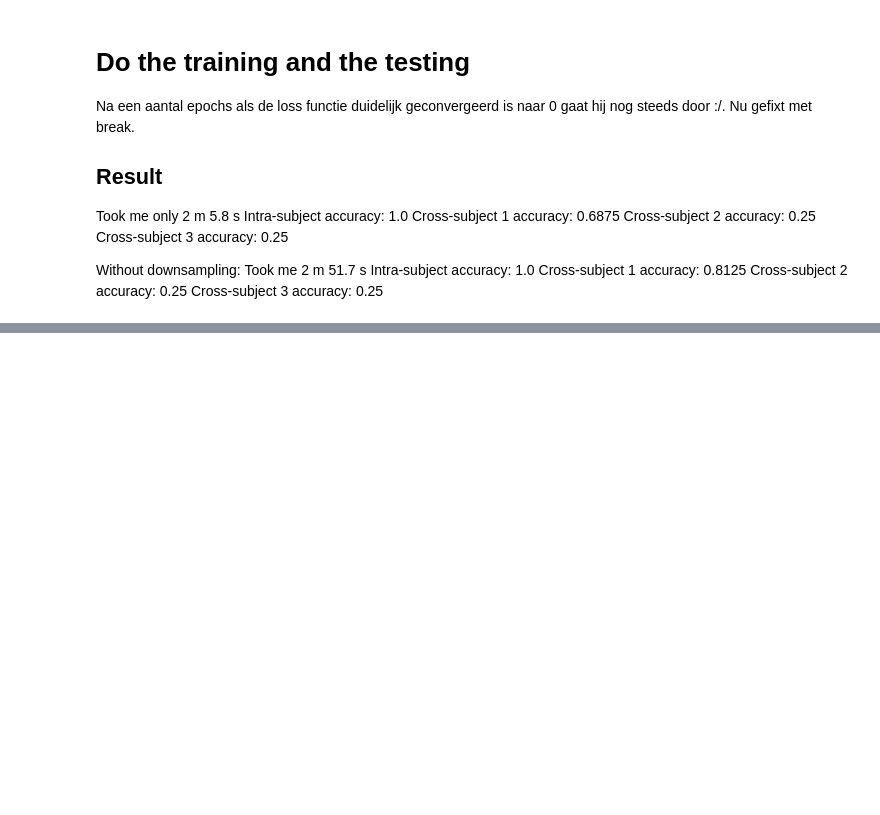
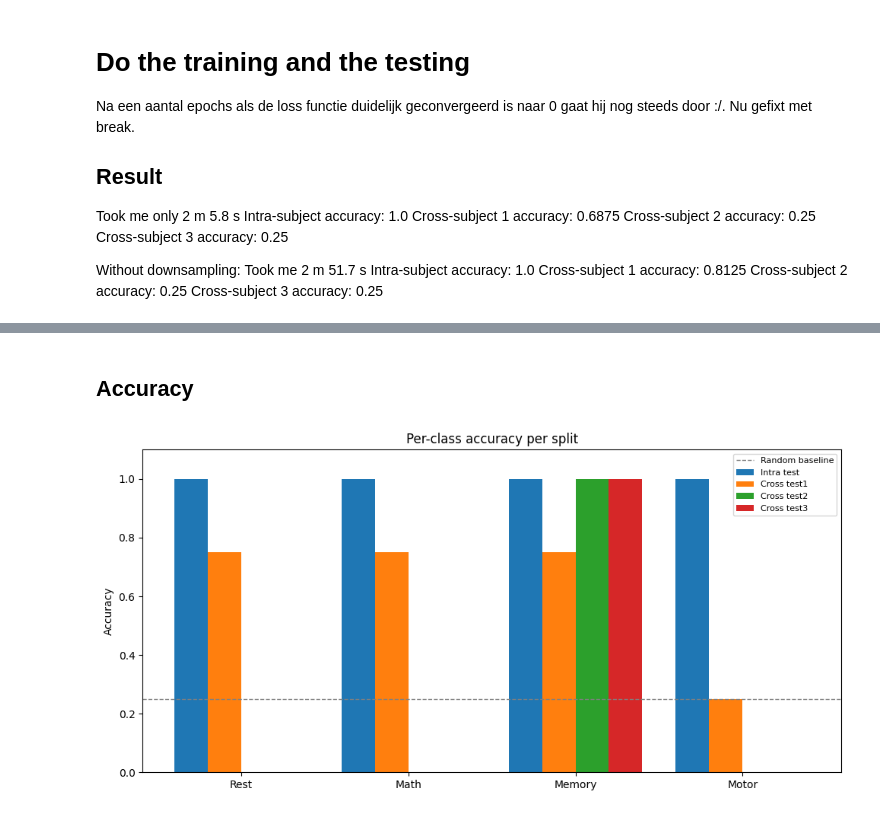
Before and after one commit to letimrgb/DeepLearning, a Jupyter notebook: Project2/project2.ipynb, the cells around one changed output, grey strips where cells are left out. Cells and saved outputs as stored; diff of their text form; code cells hidden in the pictures; blank space fills up the shorter version.

```diff
--- a/Project2/project2.ipynb
+++ b/Project2/project2.ipynb
@@ -278,0 +455,49 @@ Cross-subject 3 accuracy: 0.25
+# %% [markdown]
+## Accuracy
+# %%
+def plot_per_class_accuracy(models_and_data, split_names):
+    """Shows per-class accuracy as a grouped bar chart across all splits."""
+    results = {}  # split_name -> [acc_per_class]
+
+    for (model, x, y), name in zip(models_and_data, split_names):
+        y_true, y_pred = get_predictions(model, x, y)
+        accs = []
+        for cls in range(4):
+            mask  = y_true == cls
+            if mask.sum() == 0:
+                accs.append(float("nan"))
+            else:
+                accs.append((y_pred[mask] == cls).mean())
+        results[name] = accs
+
+    x_pos = np.arange(4)
+    width = 0.8 / len(results)
+    fig, ax = plt.subplots(figsize=(10, 5))
+
+    for i, (split_name, accs) in enumerate(results.items()):
+        offset = (i - len(results) / 2 + 0.5) * width
+        ax.bar(x_pos + offset, accs, width, label=split_name)
+
+    ax.set_xticks(x_pos)
+    ax.set_xticklabels(LABEL_NAMES)
+    ax.set_ylim(0, 1.1)
+    ax.axhline(0.25, color="gray", linestyle="--", linewidth=1, label="Random baseline")
+    ax.set_ylabel("Accuracy")
+    ax.set_title("Per-class accuracy per split")
+    ax.legend(fontsize=8)
+    plt.tight_layout()
+    plt.savefig("figs/per_class_accuracy.png", dpi=150)
+    plt.show()
+
+
+plot_per_class_accuracy(
+    [
+        (model_intra, x_test_intra,  y_test_intra),
+        (model_cross, x_test_cross1, y_test_cross1),
+        (model_cross, x_test_cross2, y_test_cross2),
+        (model_cross, x_test_cross3, y_test_cross3),
+    ],
+    ["Intra test", "Cross test1", "Cross test2", "Cross test3"],
+)
+# %% [output]
+[figure, added]
```
Also changed, not shown: parts of 19 cells of this notebook, 1 other file.
